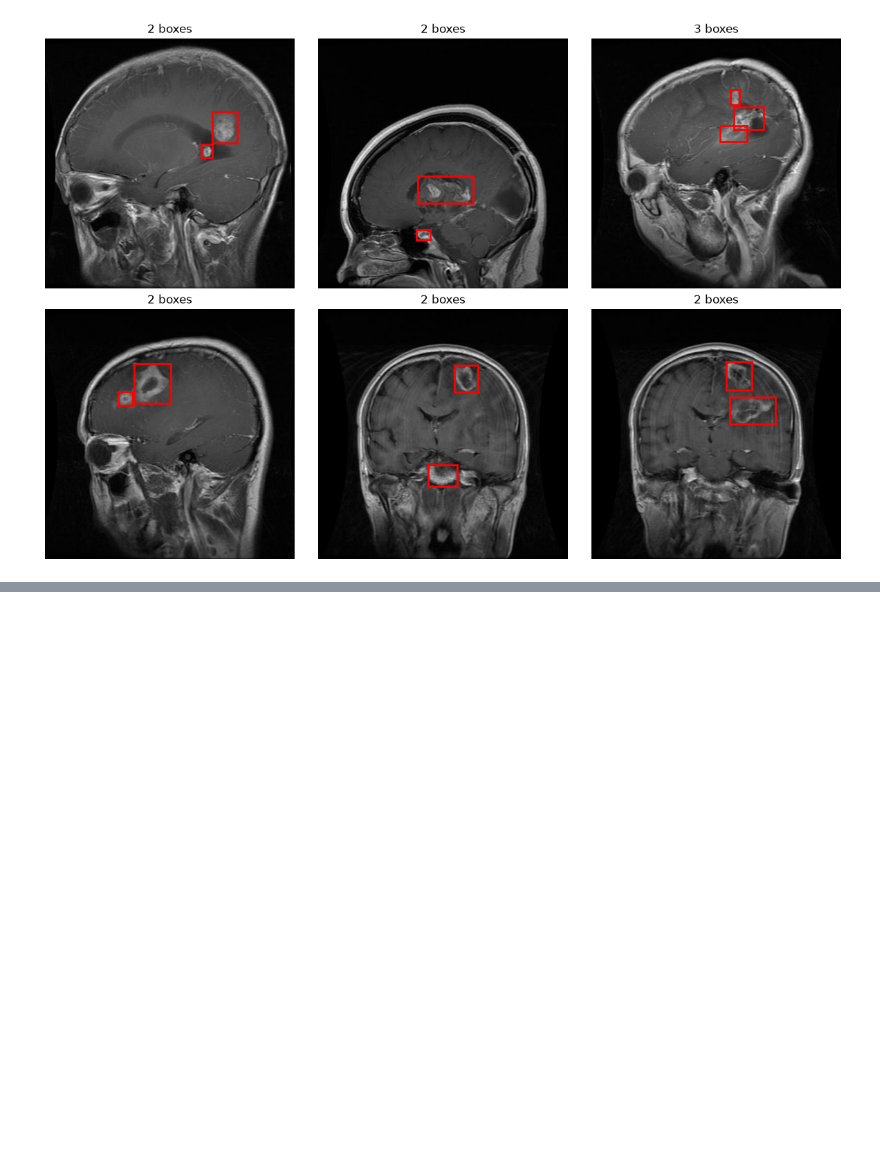
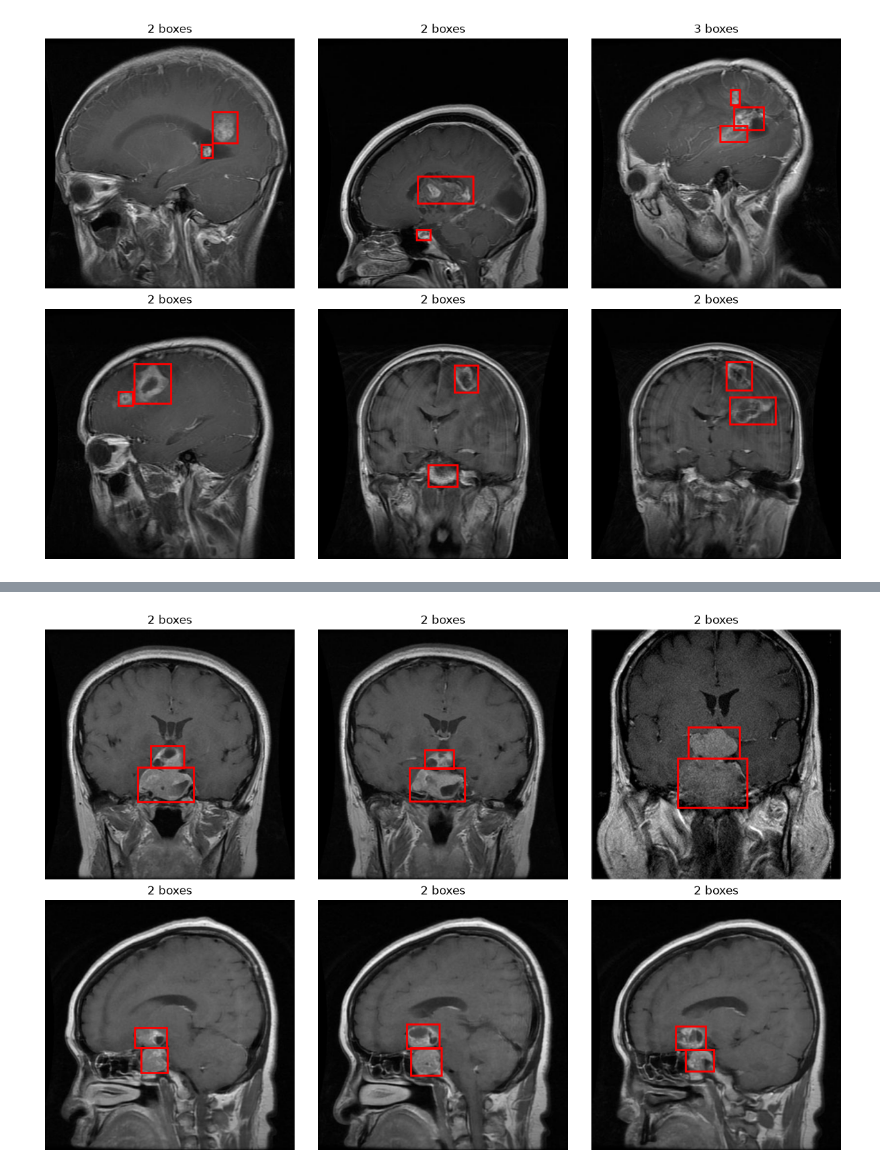
Before and after one commit to zakaryahari/mri-tumor-detection-pipeline, a Jupyter notebook: notebooks/D1_Exploration.ipynb, the cells around one changed output, grey strips where cells are left out. Saved outputs shown, nothing was run; the diff lists cells and outputs as text; code cells hidden in the pictures; blank space fills up the shorter version.

Commit message:
Understand the multiple boxes for the 'Pituitary' tumer

```diff
--- a/notebooks/D1_Exploration.ipynb
+++ b/notebooks/D1_Exploration.ipynb
@@ -578,0 +579,57 @@ plt.show()
+# %%
+folder = train_path / "Pituitary"
+
+plt.figure(figsize=(12, 8))
+
+count = 0
+
+for label_path in (folder / "labels").glob("*.txt"):
+
+    lines = label_path.read_text().splitlines()
+
+    if len(lines) < 2:
+        continue
+
+    image_path = folder / "images" / (label_path.stem + ".jpg")
+
+    if not image_path.exists():
+        continue
+
+    image = Image.open(image_path)
+    width, height = image.size
+
+    count += 1
+
+    ax = plt.subplot(2, 3, count)
+    ax.imshow(image)
+
+    for line in lines:
+        cls, x, y, w, h = map(float, line.split())
+
+        box_w = w * width
+        box_h = h * height
+
+        x_min = x * width - box_w / 2
+        y_min = y * height - box_h / 2
+
+        box = patches.Rectangle(
+            (x_min, y_min),
+            box_w,
+            box_h,
+            fill=False,
+            edgecolor="red",
+            linewidth=2
+        )
+
+        ax.add_patch(box)
+
+    ax.set_title(f"{len(lines)} boxes")
+    ax.axis("off")
+
+    if count == 6:
+        break
+
+plt.tight_layout()
+plt.show()
+# %% [output]
+[figure, added]
```
Also changed, not shown: parts of 1 cell of this notebook.
